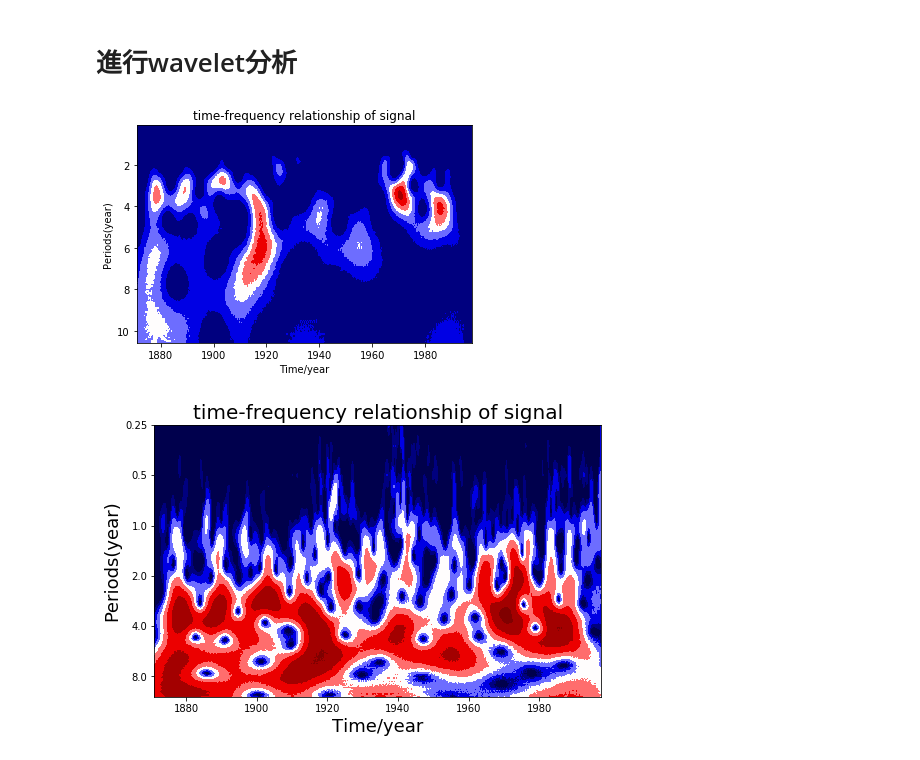
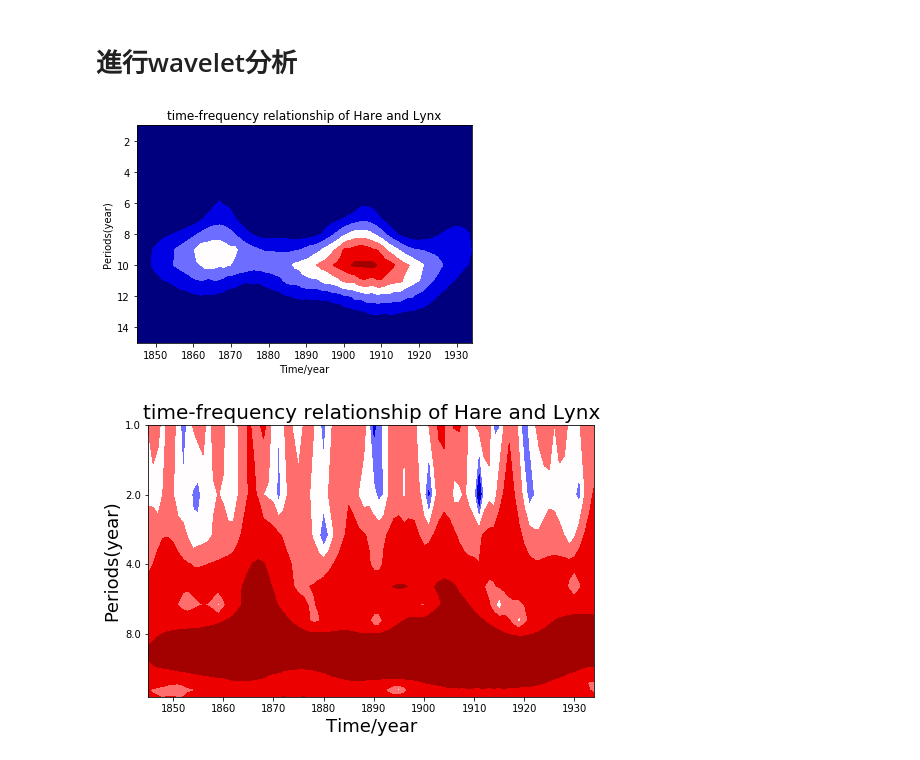
Before and after one commit to ChihHsiangChien/waveletStudy, a Jupyter notebook: 時間序列分析_HareAndLynx.ipynb, the cells around one changed output. Cells and saved outputs as stored; diff of their text form; code cells hidden in the pictures.

```diff
--- a/時間序列分析_HareAndLynx.ipynb
+++ b/時間序列分析_HareAndLynx.ipynb
@@ -83,6 +83,6 @@ len(data)
 # %% [markdown]
 # Fourier Transform
 # %%
-#一月一筆資料，代表一年採樣12個點
-fs = 12
+#一年一筆資料，代表一年採樣1個點
+fs = 1
 num_samples = len(data)
@@ -93,0 +89,4 @@ plt.plot(sig)
+# %%
+
+sig = hare
+#sig = lynx
@@ -167,42 +214,41 @@ plt.show()
 # %%
 #小波分析
 wavename = 'cmor1.5-1.0'
-scales = np.arange(1, 128)
+scales = np.arange(1, 16)
 cwtmatr, freqs = pywt.cwt(sig, scales, wavename, 1/fs)
 
 power = (abs(cwtmatr)) ** 2
 period = 1. / freqs    #週期是頻率的倒數
 # %%
 plt.contourf(time, period, power,cmap=plt.cm.seismic)
-plt.title('time-frequency relationship of signal')
+plt.title('time-frequency relationship of Hare and Lynx')
 plt.xlabel('Time/year')
 plt.ylabel('Periods(year)')
 plt.gca().invert_yaxis()
 
 plt.show()
 # %% [output]
-[figure, old version]
+[figure, new version]
 # %%
 levels = [0.0625, 0.125, 0.25, 0.5, 1, 2, 4, 8]
 contourlevels = np.log2(levels)
 
 fig, ax = plt.subplots(figsize=(8, 5))
-im = ax.contourf(time, np.log2(period), np.log2(power), contourlevels, extend='both',cmap=plt.cm.seismic)
-title = 'time-frequency relationship of signal'
+im = ax.contourf(time, np.log2(period), np.log2(power), cmap=plt.cm.seismic)
+title = 'time-frequency relationship of Hare and Lynx'
 ylabel = 'Periods(year)'
 xlabel = 'Time/year'
 
 ax.set_title(title, fontsize=20)
 ax.set_ylabel(ylabel, fontsize=18)
 ax.set_xlabel(xlabel, fontsize=18)
 
 yticks = 2**np.arange( np.ceil(np.log2(period.min())), np.ceil(np.log2(period.max())) )
 ax.set_yticks(np.log2(yticks))
 ax.set_yticklabels(yticks)
 ax.invert_yaxis()
 ylim = ax.get_ylim()
-ax.set_ylim(ylim[0], -2)
 
 plt.show()
 # %% [output]
-[figure, old version]
+[figure, new version]
```
Also changed, not shown: parts of 5 cells of this notebook.
